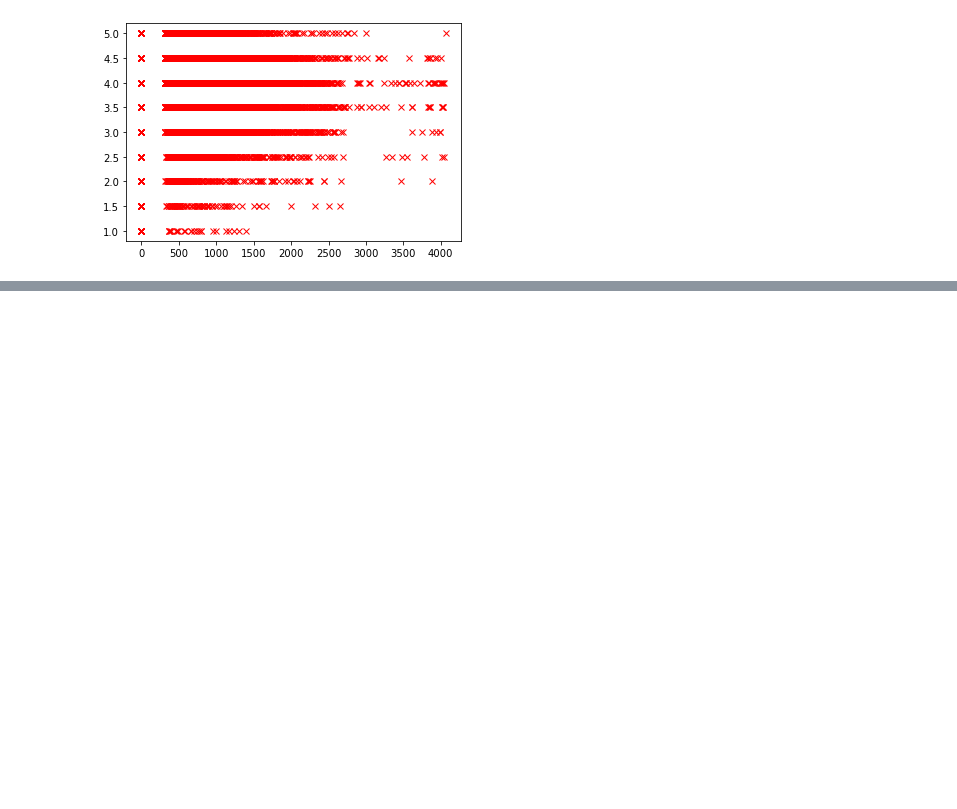
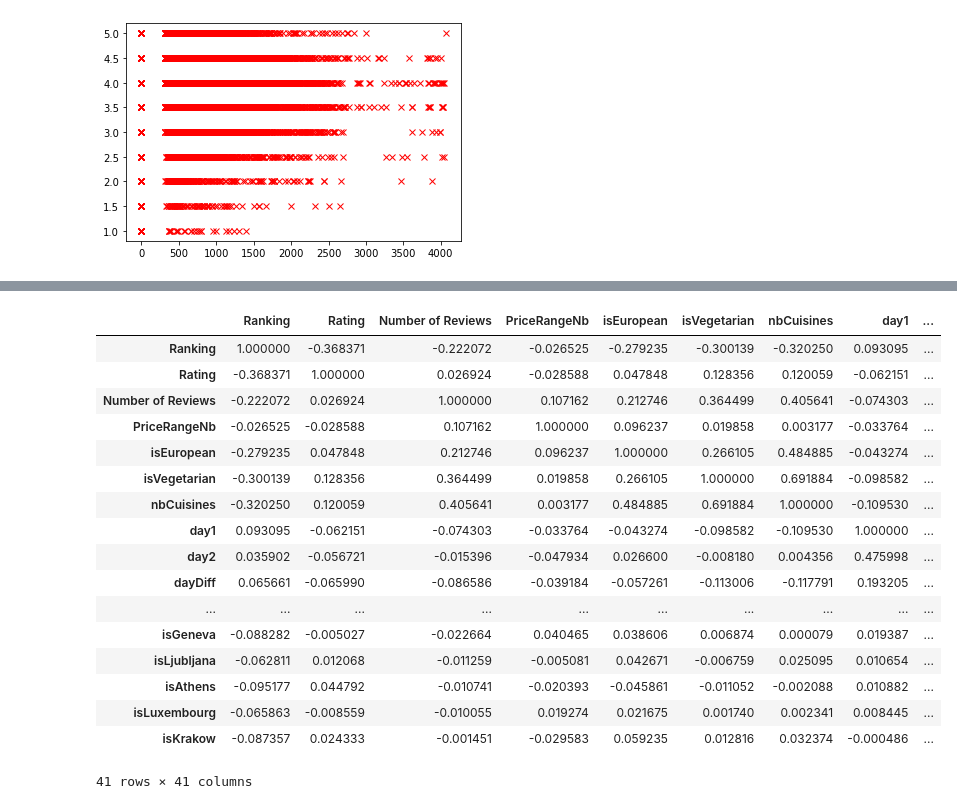
Before and after one commit to elena24kov/module_3, a Jupyter notebook: RestaurantsAnalysis.ipynb, the cells around one changed output, grey strips where cells are left out. Drawn from its saved outputs; the diff is of its cells as text; code cells hidden in the pictures; blank space fills up the shorter version.

Commit message:
Notebook for 3rd SF project on restaurants ratings. Updated with city data

```diff
--- a/RestaurantsAnalysis.ipynb
+++ b/RestaurantsAnalysis.ipynb
@@ -333,0 +371,23 @@ MAE: 0.3778576892857143
+# %%
+data_clean2.corr()
+# run code in cells 134-136 on updated data_clean2 (with city 0/1 flags)
+# eventhough the correlations of Ratigs with cities are low, adding these columns helped to reduce MAE to 0.21
+# %% [output]
+|  | Ranking | Rating | Number of Reviews | PriceRangeNb | isEuropean | isVegetarian | nbCuisines | day1 | ... |
+| Ranking | 1.000000 | -0.368371 | -0.222072 | -0.026525 | -0.279235 | -0.300139 | -0.320250 | 0.093095 | ... |
+| Rating | -0.368371 | 1.000000 | 0.026924 | -0.028588 | 0.047848 | 0.128356 | 0.120059 | -0.062151 | ... |
+| Number of Reviews | -0.222072 | 0.026924 | 1.000000 | 0.107162 | 0.212746 | 0.364499 | 0.405641 | -0.074303 | ... |
+| PriceRangeNb | -0.026525 | -0.028588 | 0.107162 | 1.000000 | 0.096237 | 0.019858 | 0.003177 | -0.033764 | ... |
+| isEuropean | -0.279235 | 0.047848 | 0.212746 | 0.096237 | 1.000000 | 0.266105 | 0.484885 | -0.043274 | ... |
+| isVegetarian | -0.300139 | 0.128356 | 0.364499 | 0.019858 | 0.266105 | 1.000000 | 0.691884 | -0.098582 | ... |
+| nbCuisines | -0.320250 | 0.120059 | 0.405641 | 0.003177 | 0.484885 | 0.691884 | 1.000000 | -0.109530 | ... |
+| day1 | 0.093095 | -0.062151 | -0.074303 | -0.033764 | -0.043274 | -0.098582 | -0.109530 | 1.000000 | ... |
+| day2 | 0.035902 | -0.056721 | -0.015396 | -0.047934 | 0.026600 | -0.008180 | 0.004356 | 0.475998 | ... |
+| dayDiff | 0.065661 | -0.065990 | -0.086586 | -0.039184 | -0.057261 | -0.113006 | -0.117791 | 0.193205 | ... |
+| ... | ... | ... | ... | ... | ... | ... | ... | ... | ... |
+| isGeneva | -0.088282 | -0.005027 | -0.022664 | 0.040465 | 0.038606 | 0.006874 | 0.000079 | 0.019387 | ... |
+| isLjubljana | -0.062811 | 0.012068 | -0.011259 | -0.005081 | 0.042671 | -0.006759 | 0.025095 | 0.010654 | ... |
+| isAthens | -0.095177 | 0.044792 | -0.010741 | -0.020393 | -0.045861 | -0.011052 | -0.002088 | 0.010882 | ... |
+| isLuxembourg | -0.065863 | -0.008559 | -0.010055 | 0.019274 | 0.021675 | 0.001740 | 0.002341 | 0.008445 | ... |
+| isKrakow | -0.087357 | 0.024333 | -0.001451 | -0.029583 | 0.059235 | 0.012816 | 0.032374 | -0.000486 | ... |
+41 rows × 41 columns
```
Also changed, not shown: parts of 4 cells of this notebook.
